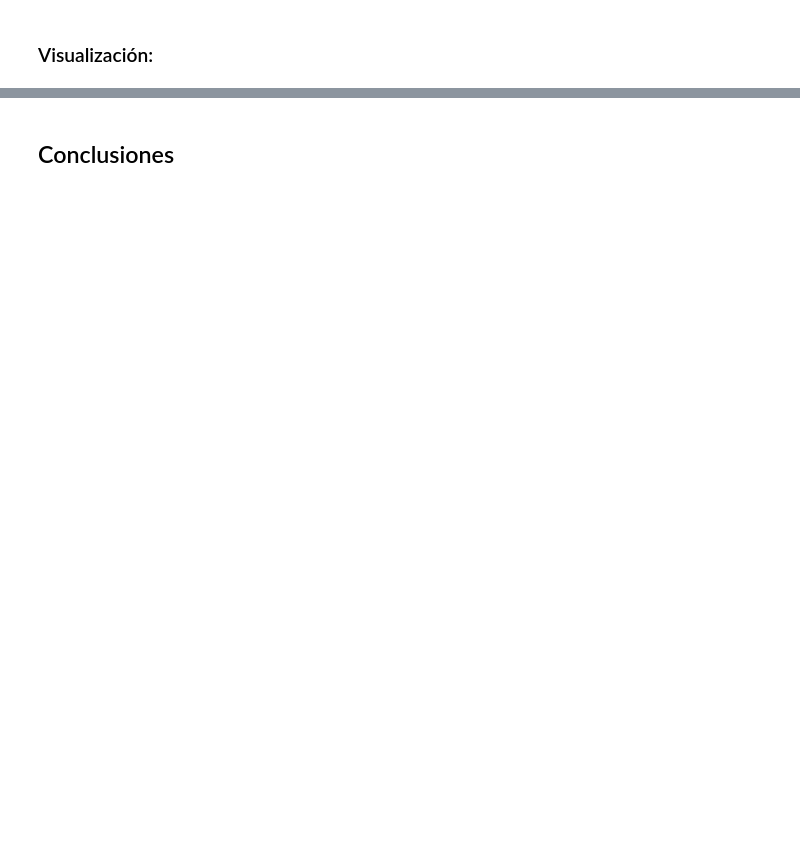
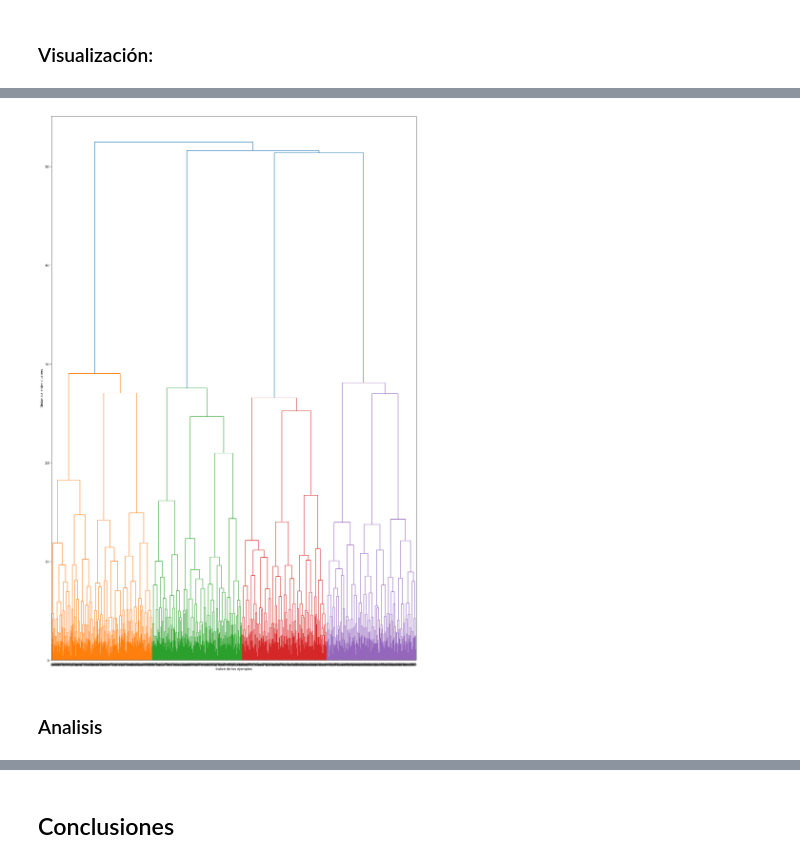
Before and after one commit to josejjgs1923/proyecto-analisis-calidad-aire-bogota, a Jupyter notebook: Tarea3_Juan_Jose_Garcia_G7.ipynb, the cells around one changed output, grey strips where cells are left out. Cells and saved outputs as stored; diff of their text form; code cells hidden in the pictures; blank space fills up the shorter version.

```diff
--- a/Tarea3_Juan_Jose_Garcia_G7.ipynb
+++ b/Tarea3_Juan_Jose_Garcia_G7.ipynb
@@ -702,0 +753,18 @@ Estos resultados, sin embargo, se ven limitados por la nula capacidad del modelo
+# %%
+from scipy.cluster.hierarchy import dendrogram, ward
+
+# Aplicamos ward clustering a los datos
+# La función ward de SciPy devuelve una matriz con las distancias al realizar el agrupamiento
+linkage_array = ward(df_prep_agg)
+
+
+# Dendrograma para linkage_array que contiene las distancias entre clusters
+plt.figure(figsize=(20, 30))
+dendrogram(linkage_array)
+plt.xlabel("Índice de los ejemplos")
+plt.ylabel("Distancia entre clusters")
+plt.show()
+# %% [output]
+[figure, added]
+# %% [markdown]
+### Analisis
```
Also changed, not shown: parts of 89 cells of this notebook.
